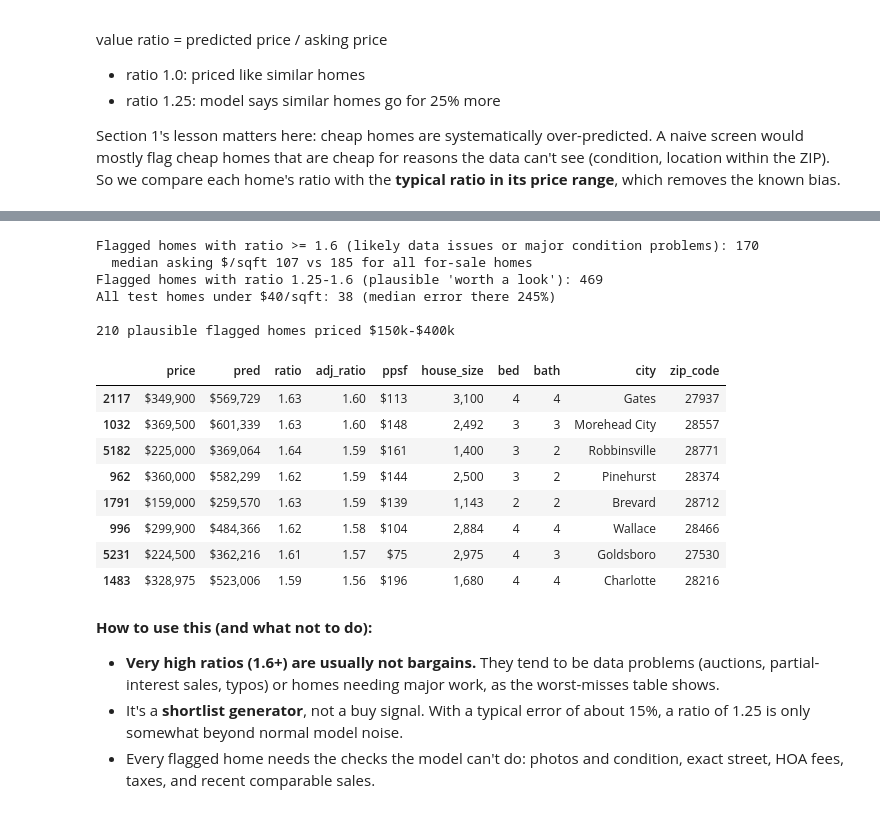
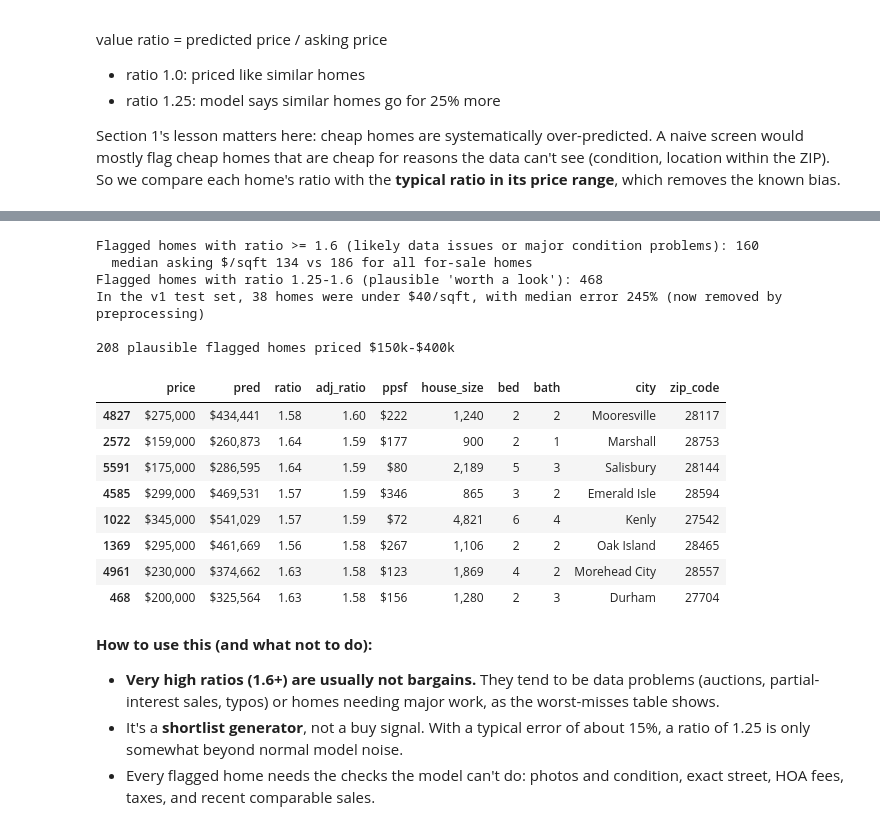
Before and after one commit to Carlos-Espitia/nc-home-price-prediction, a Jupyter notebook: notebooks/04_results.ipynb, the cells around one changed output, grey strips where cells are left out. Drawn from its saved outputs; the diff is of its cells as text; code cells hidden in the pictures.

```diff
--- a/notebooks/04_results.ipynb
+++ b/notebooks/04_results.ipynb
@@ -253,0 +262,13 @@ worst.assign(price_per_sqft=worst.price / worst.house_size).style.format(
+# %%
+sys.path.insert(0, str(Path.cwd().parent / "src"))
+from models import evaluate
+v1 = pd.read_csv(pp.PROCESSED_DIR / "test_predictions_v1_no_ppsf_filter.csv")
+v1_clean = v1[v1.price / v1.house_size >= pp.MIN_PRICE_PER_SQFT]
+rows = {}
+for name, d, col in [("v1 (no filter)", v1, "pred_5"),
+                     ("v1 model, under-$40 homes removed from test", v1_clean, "pred_5"),
+                     ("v2 (filter, retrained)", t, "pred_5")]:
+    m = evaluate(np.log(d.price.values), np.log(d[col].values))
+    rows[name] = {"test homes": len(d), **{k: m[k] for k in ["Median % error", "Within 20%", "MAE ($)", "RMSE ($)", "R² (log)"]}}
+pd.DataFrame(rows).T.style.format({"test homes": "{:,.0f}", "Median % error": "{:.1f}%", "Within 20%": "{:.1f}%",
+                                   "MAE ($)": "${:,.0f}", "RMSE ($)": "${:,.0f}", "R² (log)": "{:.3f}"})
@@ -306,36 +332,37 @@ Bias-adjusted screen (>= 1.25 x the typical ratio for its price range): 639 home
 # %%
 # Very large ratios are more likely data problems than bargains (see the worst misses above)
 fs["ppsf"] = fs.price / fs.house_size
 extreme = adjusted & (fs.adj_ratio >= 1.6)
 plausible = adjusted & (fs.adj_ratio < 1.6)
 print(f"Flagged homes with ratio >= 1.6 (likely data issues or major condition problems): {extreme.sum()}")
 print(f"  median asking $/sqft {fs[extreme].ppsf.median():.0f} vs {fs.ppsf.median():.0f} for all for-sale homes")
 print(f"Flagged homes with ratio 1.25-1.6 (plausible 'worth a look'): {plausible.sum()}")
-print(f"All test homes under $40/sqft: {(t.price / t.house_size < 40).sum()} "
-      f"(median error there {t[t.price / t.house_size < 40].abs_pct.median():.0f}%)")
+low = v1[v1.price / v1.house_size < pp.MIN_PRICE_PER_SQFT]
+print(f"In the v1 test set, {len(low)} homes were under ${pp.MIN_PRICE_PER_SQFT}/sqft, with median error "
+      f"{(np.abs(low.pred_5 - low.price) / low.price).median() * 100:.0f}% (now removed by preprocessing)")
 
 # Worked example: plausible flags priced $150k-$400k (a realistic first-rental budget)
 budget = fs[plausible & fs.price.between(150e3, 400e3)].sort_values("adj_ratio", ascending=False)
 print(f"\n{len(budget)} plausible flagged homes priced $150k-$400k")
 budget[["price", "pred", "ratio", "adj_ratio", "ppsf", "house_size", "bed", "bath", "city", "zip_code"]].head(8).style.format(
     {"price": "${:,.0f}", "pred": "${:,.0f}", "ratio": "{:.2f}", "adj_ratio": "{:.2f}", "ppsf": "${:,.0f}",
      "house_size": "{:,.0f}", "bed": "{:.0f}", "bath": "{:.0f}"})
 # %% [output]
-Flagged homes with ratio >= 1.6 (likely data issues or major condition problems): 170
-  median asking $/sqft 107 vs 185 for all for-sale homes
-Flagged homes with ratio 1.25-1.6 (plausible 'worth a look'): 469
-All test homes under $40/sqft: 38 (median error there 245%)
+Flagged homes with ratio >= 1.6 (likely data issues or major condition problems): 160
+  median asking $/sqft 134 vs 186 for all for-sale homes
+Flagged homes with ratio 1.25-1.6 (plausible 'worth a look'): 468
+In the v1 test set, 38 homes were under $40/sqft, with median error 245% (now removed by preprocessing)
 
-210 plausible flagged homes priced $150k-$400k
+208 plausible flagged homes priced $150k-$400k
 |  | price | pred | ratio | adj_ratio | ppsf | house_size | bed | bath | city | zip_code |
-| 2117 | $349,900 | $569,729 | 1.63 | 1.60 | $113 | 3,100 | 4 | 4 | Gates | 27937 |
-| 1032 | $369,500 | $601,339 | 1.63 | 1.60 | $148 | 2,492 | 3 | 3 | Morehead City | 28557 |
-| 5182 | $225,000 | $369,064 | 1.64 | 1.59 | $161 | 1,400 | 3 | 2 | Robbinsville | 28771 |
-| 962 | $360,000 | $582,299 | 1.62 | 1.59 | $144 | 2,500 | 3 | 2 | Pinehurst | 28374 |
-| 1791 | $159,000 | $259,570 | 1.63 | 1.59 | $139 | 1,143 | 2 | 2 | Brevard | 28712 |
-| 996 | $299,900 | $484,366 | 1.62 | 1.58 | $104 | 2,884 | 4 | 4 | Wallace | 28466 |
-| 5231 | $224,500 | $362,216 | 1.61 | 1.57 | $75 | 2,975 | 4 | 3 | Goldsboro | 27530 |
-| 1483 | $328,975 | $523,006 | 1.59 | 1.56 | $196 | 1,680 | 4 | 4 | Charlotte | 28216 |
+| 4827 | $275,000 | $434,441 | 1.58 | 1.60 | $222 | 1,240 | 2 | 2 | Mooresville | 28117 |
+| 2572 | $159,000 | $260,873 | 1.64 | 1.59 | $177 | 900 | 2 | 1 | Marshall | 28753 |
+| 5591 | $175,000 | $286,595 | 1.64 | 1.59 | $80 | 2,189 | 5 | 3 | Salisbury | 28144 |
+| 4585 | $299,000 | $469,531 | 1.57 | 1.59 | $346 | 865 | 3 | 2 | Emerald Isle | 28594 |
+| 1022 | $345,000 | $541,029 | 1.57 | 1.59 | $72 | 4,821 | 6 | 4 | Kenly | 27542 |
+| 1369 | $295,000 | $461,669 | 1.56 | 1.58 | $267 | 1,106 | 2 | 2 | Oak Island | 28465 |
+| 4961 | $230,000 | $374,662 | 1.63 | 1.58 | $123 | 1,869 | 4 | 2 | Morehead City | 28557 |
+| 468 | $200,000 | $325,564 | 1.63 | 1.58 | $156 | 1,280 | 2 | 3 | Durham | 27704 |
 # %% [markdown]
 **How to use this (and what not to do):**
 - **Very high ratios (1.6+) are usually not bargains.** They tend to be data problems (auctions, partial-interest sales, typos) or homes needing major work, as the worst-misses table shows.
```
Also changed, not shown: parts of 12 cells of this notebook, 15 other files.
